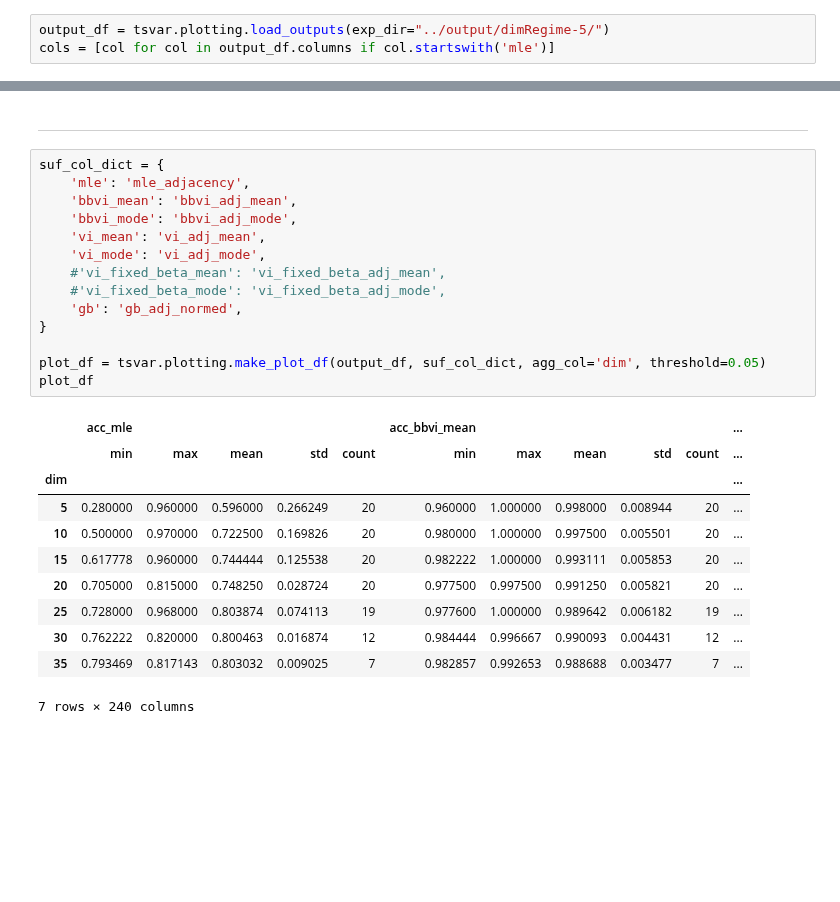
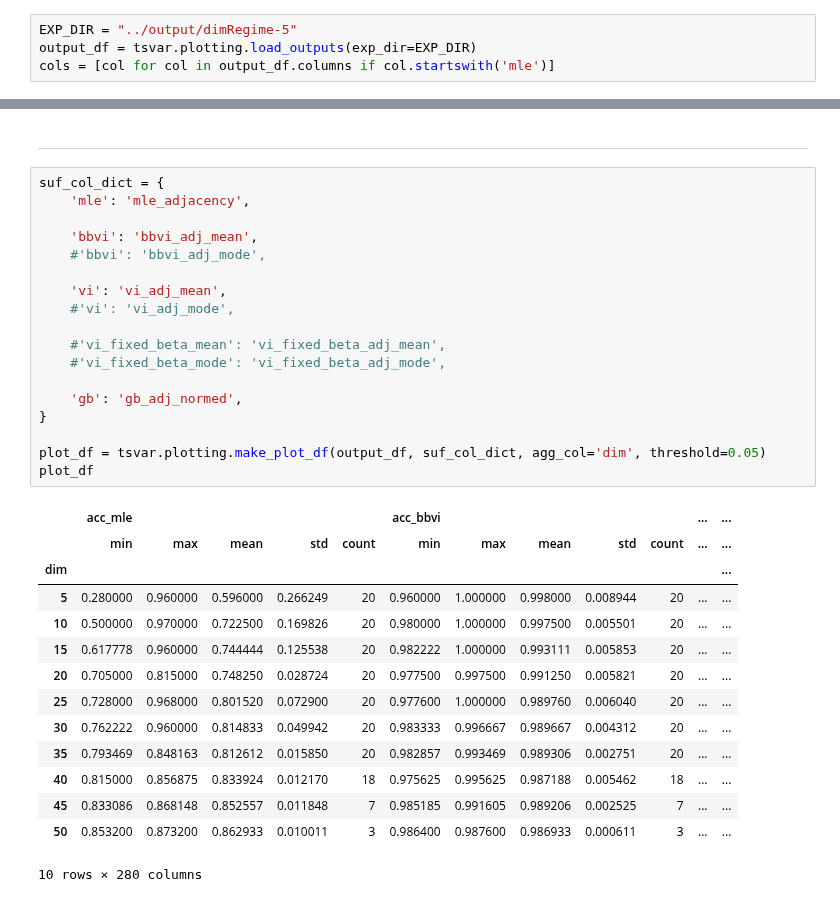
Before and after one commit to trouleau/var-wold, a Jupyter notebook: notebook/9-wt-3-process-experiment-output-new-exp.ipynb, the cells around one changed output, grey strips where cells are left out. Cells and saved outputs as stored; diff of their text form; blank space fills up the shorter version.

```diff
--- a/notebook/9-wt-3-process-experiment-output-new-exp.ipynb
+++ b/notebook/9-wt-3-process-experiment-output-new-exp.ipynb
@@ -29,4 +23,5 @@ matplotlib.rcParams.update({
 # %%
-output_df = tsvar.plotting.load_outputs(exp_dir="../output/dimRegime-5/")
+EXP_DIR = "../output/dimRegime-5"
+output_df = tsvar.plotting.load_outputs(exp_dir=EXP_DIR)
 cols = [col for col in output_df.columns if col.startswith('mle')]
 # %% [output]
@@ -52,26 +47,33 @@ output_df.head()
 # %%
 suf_col_dict = {
     'mle': 'mle_adjacency',
-    'bbvi_mean': 'bbvi_adj_mean',
-    'bbvi_mode': 'bbvi_adj_mode',
-    'vi_mean': 'vi_adj_mean',
-    'vi_mode': 'vi_adj_mode',
+
+    'bbvi': 'bbvi_adj_mean',
+    #'bbvi': 'bbvi_adj_mode',
+
+    'vi': 'vi_adj_mean',
+    #'vi': 'vi_adj_mode',
+
     #'vi_fixed_beta_mean': 'vi_fixed_beta_adj_mean',
     #'vi_fixed_beta_mode': 'vi_fixed_beta_adj_mode',
+
     'gb': 'gb_adj_normed',
 }
 
 plot_df = tsvar.plotting.make_plot_df(output_df, suf_col_dict, agg_col='dim', threshold=0.05)
 plot_df
 # %% [output]
-|  | acc_mle |  |  |  |  | acc_bbvi_mean |  |  |  |  | ... |
-|  | min | max | mean | std | count | min | max | mean | std | count | ... |
-| dim |  |  |  |  |  |  |  |  |  |  | ... |
-| 5 | 0.280000 | 0.960000 | 0.596000 | 0.266249 | 20 | 0.960000 | 1.000000 | 0.998000 | 0.008944 | 20 | ... |
-| 10 | 0.500000 | 0.970000 | 0.722500 | 0.169826 | 20 | 0.980000 | 1.000000 | 0.997500 | 0.005501 | 20 | ... |
-| 15 | 0.617778 | 0.960000 | 0.744444 | 0.125538 | 20 | 0.982222 | 1.000000 | 0.993111 | 0.005853 | 20 | ... |
-| 20 | 0.705000 | 0.815000 | 0.748250 | 0.028724 | 20 | 0.977500 | 0.997500 | 0.991250 | 0.005821 | 20 | ... |
-| 25 | 0.728000 | 0.968000 | 0.803874 | 0.074113 | 19 | 0.977600 | 1.000000 | 0.989642 | 0.006182 | 19 | ... |
-| 30 | 0.762222 | 0.820000 | 0.800463 | 0.016874 | 12 | 0.984444 | 0.996667 | 0.990093 | 0.004431 | 12 | ... |
-| 35 | 0.793469 | 0.817143 | 0.803032 | 0.009025 | 7 | 0.982857 | 0.992653 | 0.988688 | 0.003477 | 7 | ... |
+|  | acc_mle |  |  |  |  | acc_bbvi |  |  |  |  | ... | ... |
+|  | min | max | mean | std | count | min | max | mean | std | count | ... | ... |
+| dim |  |  |  |  |  |  |  |  |  |  |  | ... |
+| 5 | 0.280000 | 0.960000 | 0.596000 | 0.266249 | 20 | 0.960000 | 1.000000 | 0.998000 | 0.008944 | 20 | ... | ... |
+| 10 | 0.500000 | 0.970000 | 0.722500 | 0.169826 | 20 | 0.980000 | 1.000000 | 0.997500 | 0.005501 | 20 | ... | ... |
+| 15 | 0.617778 | 0.960000 | 0.744444 | 0.125538 | 20 | 0.982222 | 1.000000 | 0.993111 | 0.005853 | 20 | ... | ... |
+| 20 | 0.705000 | 0.815000 | 0.748250 | 0.028724 | 20 | 0.977500 | 0.997500 | 0.991250 | 0.005821 | 20 | ... | ... |
+| 25 | 0.728000 | 0.968000 | 0.801520 | 0.072900 | 20 | 0.977600 | 1.000000 | 0.989760 | 0.006040 | 20 | ... | ... |
+| 30 | 0.762222 | 0.960000 | 0.814833 | 0.049942 | 20 | 0.983333 | 0.996667 | 0.989667 | 0.004312 | 20 | ... | ... |
+| 35 | 0.793469 | 0.848163 | 0.812612 | 0.015850 | 20 | 0.982857 | 0.993469 | 0.989306 | 0.002751 | 20 | ... | ... |
+| 40 | 0.815000 | 0.856875 | 0.833924 | 0.012170 | 18 | 0.975625 | 0.995625 | 0.987188 | 0.005462 | 18 | ... | ... |
+| 45 | 0.833086 | 0.868148 | 0.852557 | 0.011848 | 7 | 0.985185 | 0.991605 | 0.989206 | 0.002525 | 7 | ... | ... |
+| 50 | 0.853200 | 0.873200 | 0.862933 | 0.010011 | 3 | 0.986400 | 0.987600 | 0.986933 | 0.000611 | 3 | ... | ... |
-7 rows × 240 columns
+10 rows × 280 columns
```
Also changed, not shown: parts of 19 cells of this notebook, 10 other files.
